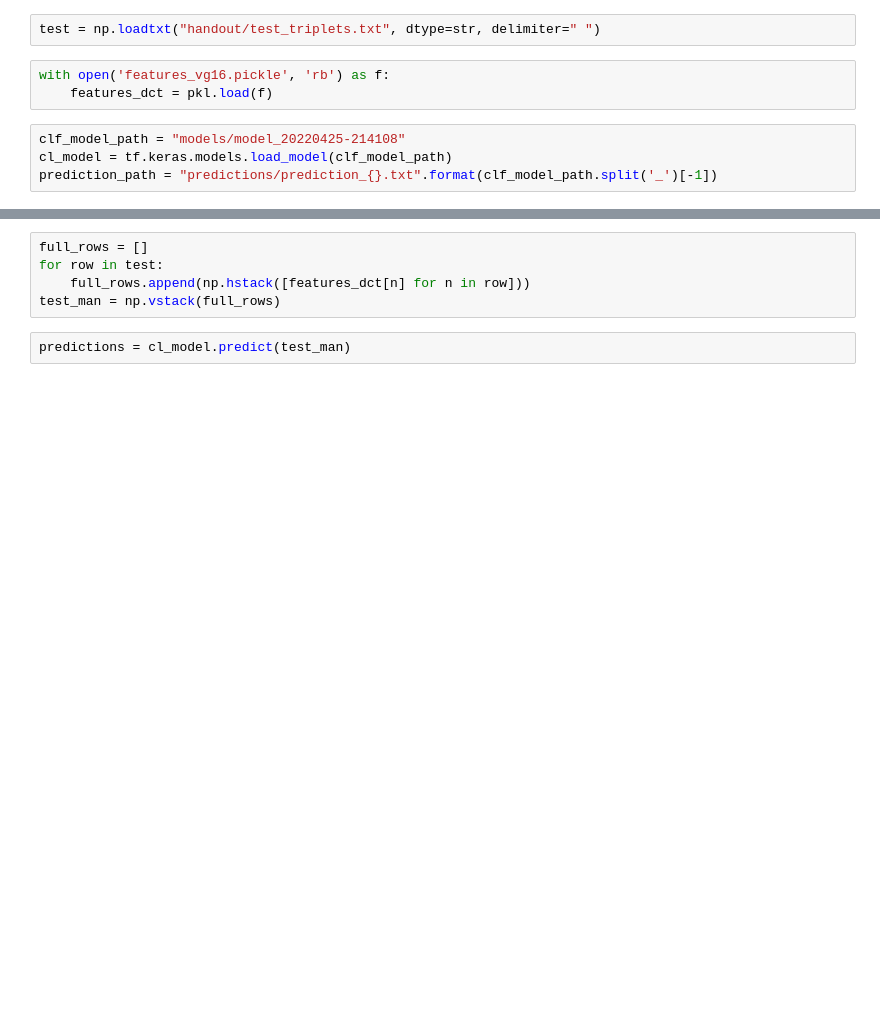
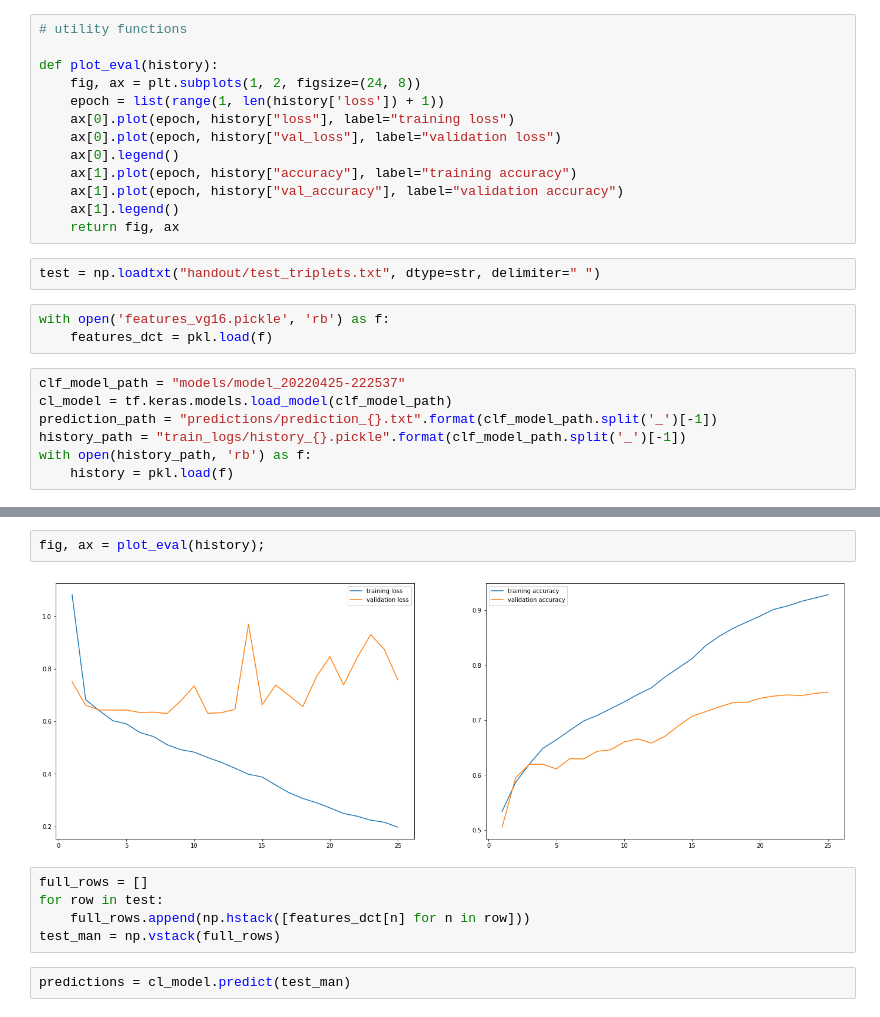
Before and after one commit to maxgalli/ML-course-22, a Jupyter notebook: task3/predict.ipynb, the cells around one changed output, grey strips where cells are left out. Saved outputs shown, nothing was run; the diff lists cells and outputs as text; blank space fills up the shorter version.

```diff
--- a/task3/predict.ipynb
+++ b/task3/predict.ipynb
@@ -5,9 +6,25 @@ import pickle as pkl
+# %%
+# utility functions
+
+def plot_eval(history):
+    fig, ax = plt.subplots(1, 2, figsize=(24, 8))
+    epoch = list(range(1, len(history['loss']) + 1))
+    ax[0].plot(epoch, history["loss"], label="training loss")
+    ax[0].plot(epoch, history["val_loss"], label="validation loss")
+    ax[0].legend()
+    ax[1].plot(epoch, history["accuracy"], label="training accuracy")
+    ax[1].plot(epoch, history["val_accuracy"], label="validation accuracy")
+    ax[1].legend()
+    return fig, ax
 # %%
 test = np.loadtxt("handout/test_triplets.txt", dtype=str, delimiter=" ")
 # %%
 with open('features_vg16.pickle', 'rb') as f:
     features_dct = pkl.load(f)
 # %%
-clf_model_path = "models/model_20220425-214108"
+clf_model_path = "models/model_20220425-222537"
 cl_model = tf.keras.models.load_model(clf_model_path)
 prediction_path = "predictions/prediction_{}.txt".format(clf_model_path.split('_')[-1])
+history_path = "train_logs/history_{}.pickle".format(clf_model_path.split('_')[-1])
+with open(history_path, 'rb') as f:
+    history = pkl.load(f)
@@ -17,3 +31,7 @@ To enable them in other operations, rebuild TensorFlow with the appropriate comp
+# %%
+fig, ax = plot_eval(history);
+# %% [output]
+[figure, added]
 # %%
 full_rows = []
 for row in test:
```
Also changed, not shown: parts of 3 cells of this notebook, 4 other files.
